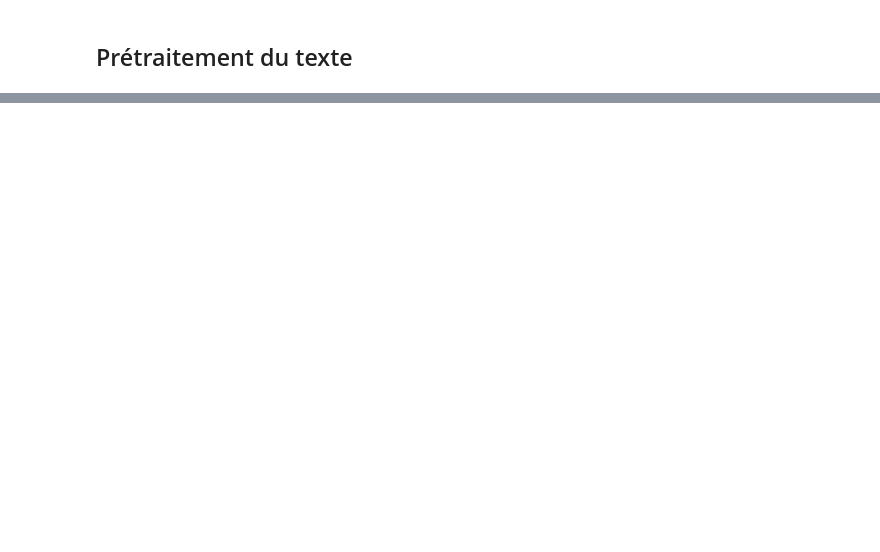
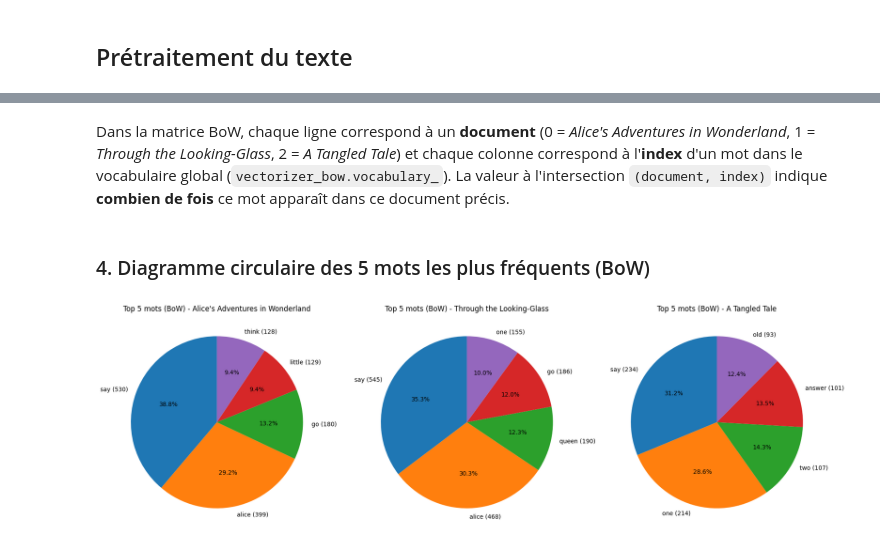
Before and after one commit to olympiomeless/DI_BootCamp_TTA, a Jupyter notebook: Week7/Day1/DailyChallenge/Daily.ipynb, the cells around one changed output, grey strips where cells are left out. Drawn from its saved outputs; the diff is of its cells as text; code cells hidden in the pictures; blank space fills up the shorter version.

```diff
--- a/Week7/Day1/DailyChallenge/Daily.ipynb
+++ b/Week7/Day1/DailyChallenge/Daily.ipynb
@@ -202,0 +345,13 @@ Tokens lemmatisés (spaCy) du Texte 3 (premiers 50) ---
+# %%
+import matplotlib.pyplot as plt
+
+!pip install wordcloud
+from wordcloud import WordCloud
+
+for i, text in enumerate(final_texts):
+    wc = WordCloud(width=800, height=400, background_color="white", collocations=False).generate(text)
+    plt.figure(figsize=(10, 5))
+    plt.imshow(wc, interpolation="bilinear")
+    plt.axis("off")
+    plt.title(f"Nuage de mots - {book_titles[i]}")
+    plt.show()
@@ -202,0 +380,23 @@ Tokens lemmatisés (spaCy) du Texte 3 (premiers 50) ---
+# %%
+from sklearn.feature_extraction.text import CountVectorizer
+
+vectorizer_bow = CountVectorizer()
+bow_matrix = vectorizer_bow.fit_transform(final_texts)
+feature_names_bow = vectorizer_bow.get_feature_names_out()
+
+print("Forme de la matrice BoW (nb documents x taille du vocabulaire) :", bow_matrix.shape)
+print("\nAperçu de la matrice creuse (format : (numéro_document, index_du_mot) -> fréquence) :")
+print(bow_matrix[:1])
+
+top5_bow_per_doc = []
+for doc_index in range(bow_matrix.shape[0]):
+    row = bow_matrix.getrow(doc_index).toarray().flatten()
+    top_indices = row.argsort()[::-1][:5]
+    top_words = [(feature_names_bow[idx], row[idx]) for idx in top_indices]
+    top5_bow_per_doc.append(top_words)
+
+    print(f"---\nTop 5 mots (BoW) - Document {doc_index} ({book_titles[doc_index]}) ---")
+    for word, count in top_words:
+        word_index = vectorizer_bow.vocabulary_[word]
+        print(f"  mot='{word}' | index dans le vocabulaire={word_index} | fréquence={count}")
+    print("\n")
@@ -202,0 +421,15 @@ Tokens lemmatisés (spaCy) du Texte 3 (premiers 50) ---
+# %% [markdown]
+Dans la matrice BoW, chaque ligne correspond à un **document** (0 = *Alice's Adventures in Wonderland*, 1 = *Through the Looking-Glass*, 2 = *A Tangled Tale*) et chaque colonne correspond à l'**index** d'un mot dans le vocabulaire global (`vectorizer_bow.vocabulary_`). La valeur à l'intersection `(document, index)` indique **combien de fois** ce mot apparaît dans ce document précis.
+# %% [markdown]
+### 4. Diagramme circulaire des 5 mots les plus fréquents (BoW)
+# %%
+fig, axes = plt.subplots(1, 3, figsize=(18, 6))
+for i, top_words in enumerate(top5_bow_per_doc):
+    counts = [c for _, c in top_words]
+    labels = [f"{w} ({c})" for w, c in top_words]
+    axes[i].pie(counts, labels=labels, autopct="%1.1f%%", startangle=90)
+    axes[i].set_title(f"Top 5 mots (BoW) - {book_titles[i]}")
+plt.tight_layout()
+plt.show()
+# %% [output]
+[figure, added]
```
Also changed, not shown: parts of 32 cells of this notebook, 11 other files.
